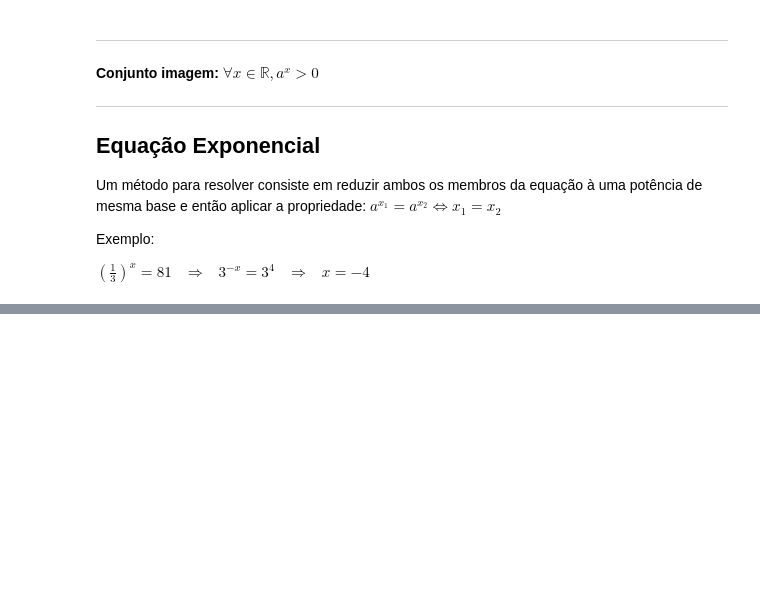
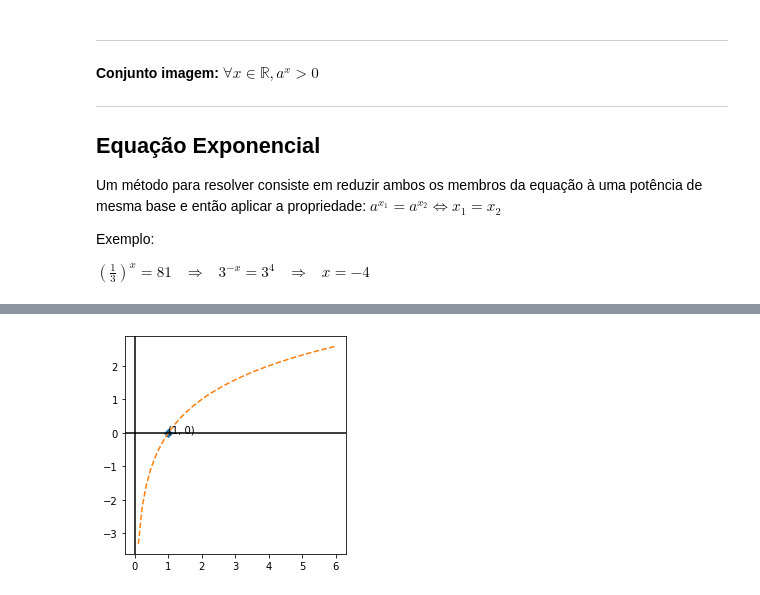
Before and after one commit to alvarob/revisao-vestibular, a Jupyter notebook: Matematica - Ciencia e Aplicacoes vol. 1.ipynb, the cells around one changed output, grey strips where cells are left out. Cells and saved outputs as stored; diff of their text form; code cells hidden in the pictures; blank space fills up the shorter version.

```diff
--- a/Matematica - Ciencia e Aplicacoes vol. 1.ipynb
+++ b/Matematica - Ciencia e Aplicacoes vol. 1.ipynb
@@ -663,0 +722,6 @@ $(\frac{1}{3})^x = 81$ &nbsp; $\Rightarrow$ &nbsp; $3^{-x} = 3^{4}$ &nbsp; $\Rig
+# %%
+xs = np.linspace(0.1, 6)
+ys = np.log2(xs)
+plotExample(xs, ys, [(1, 0)])
+# %% [output]
+[figure, added]
```
Also changed, not shown: parts of 14 cells of this notebook, 14 other files.
